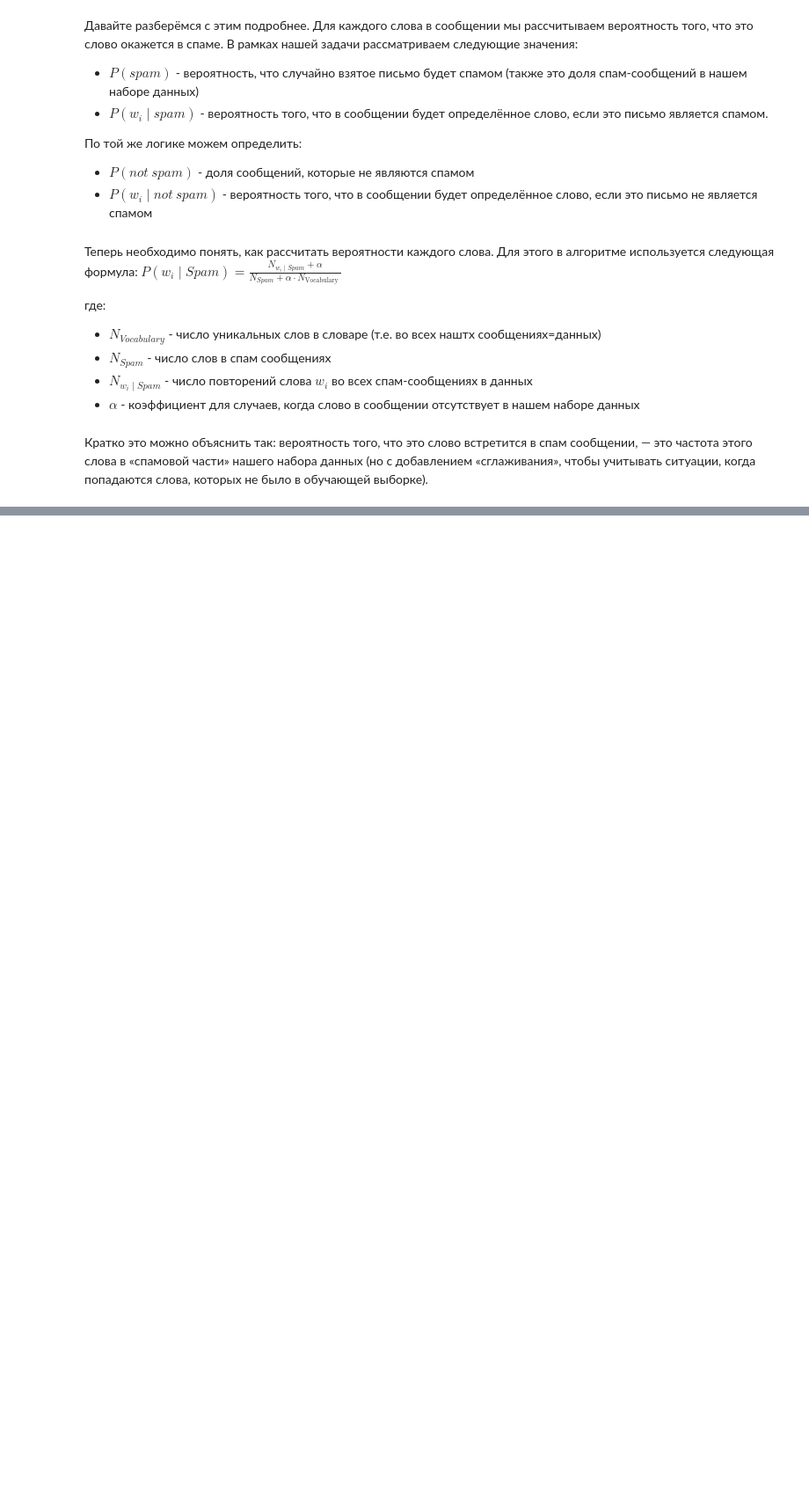
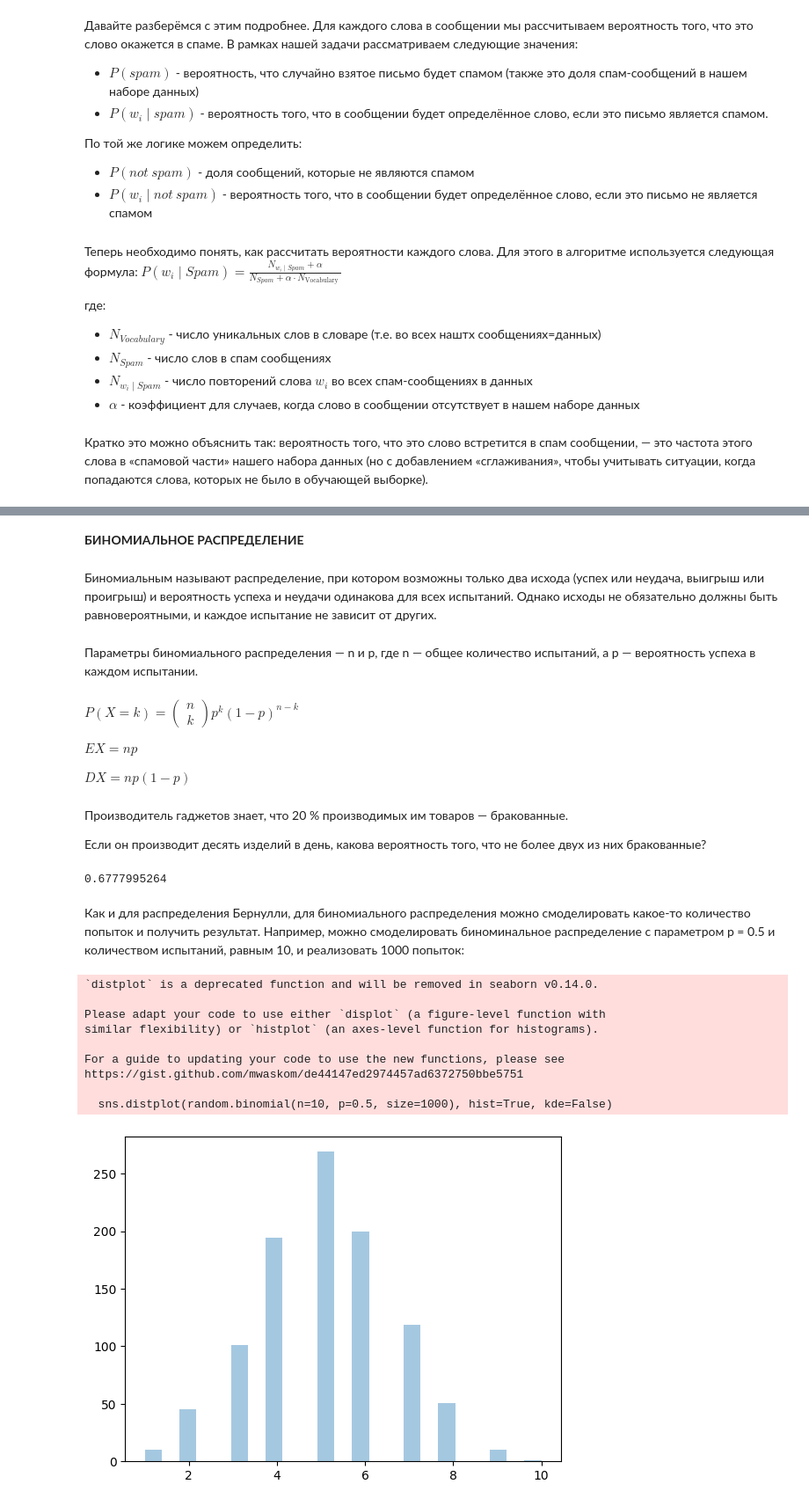
Before and after one commit to killri/sf_data_science, a Jupyter notebook: SF_DS_course_theory_and_practice/MATH7-probability/math7_theory.ipynb, the cells around one changed output, grey strips where cells are left out. Shown at 88% size. Drawn from its saved outputs; the diff is of its cells as text; code cells hidden in the pictures; blank space fills up the shorter version.

```diff
--- a/SF_DS_course_theory_and_practice/MATH7-probability/math7_theory.ipynb
+++ b/SF_DS_course_theory_and_practice/MATH7-probability/math7_theory.ipynb
@@ -30,0 +116,44 @@ $P\left(w_{i} \mid S p a m\right)=\frac{N_{w_{i} \mid S p a m}+\alpha}{N_{S p a
+# %% [markdown]
+**БИНОМИАЛЬНОЕ РАСПРЕДЕЛЕНИЕ**
+# %% [markdown]
+Биномиальным называют распределение, при котором возможны только два исхода (успех или неудача, выигрыш или проигрыш) и вероятность успеха и неудачи одинакова для всех испытаний. Однако исходы не обязательно должны быть равновероятными, и каждое испытание не зависит от других.
+# %% [markdown]
+Параметры биномиального распределения — n и p, где n — общее количество испытаний, а p  — вероятность успеха в каждом испытании.
+# %% [markdown]
+$P(X = k) = \begin{pmatrix} n \\ k \end{pmatrix} p^k (1-p)^{n-k}$
+
+$EX = np$
+
+$DX = np (1-p)$
+# %% [markdown]
+Производитель гаджетов знает, что 20 % производимых им товаров — бракованные.
+
+Если он производит десять изделий в день, какова вероятность того, что не более двух из них бракованные?
+# %%
+import scipy
+
+scipy.stats.binom.pmf(8,10,0.8)+scipy.stats.binom.pmf(9,10,0.8)+scipy.stats.binom.pmf(10,10,0.8)
+# %% [output]
+0.6777995264
+# %% [markdown]
+Как и для распределения Бернулли, для биномиального распределения можно смоделировать какое-то количество попыток и получить результат. Например, можно смоделировать биноминальное распределение с параметром p = 0.5 и количеством испытаний, равным 10, и реализовать 1000 попыток:
+# %%
+from numpy import random
+import matplotlib.pyplot as plt
+
+x = random.binomial(n=10, p=0.5, size=10)
+
+sns.distplot(random.binomial(n=10, p=0.5, size=1000), hist=True, kde=False)
+
+plt.show()
+# %% [output]
+`distplot` is a deprecated function and will be removed in seaborn v0.14.0.
+
+Please adapt your code to use either `displot` (a figure-level function with
+similar flexibility) or `histplot` (an axes-level function for histograms).
+
+For a guide to updating your code to use the new functions, please see
+https://gist.github.com/mwaskom/de44147ed2974457ad6372750bbe5751
+
+  sns.distplot(random.binomial(n=10, p=0.5, size=1000), hist=True, kde=False)
+[figure, added]
```
Also changed, not shown: parts of 22 cells of this notebook, 1 other file.
